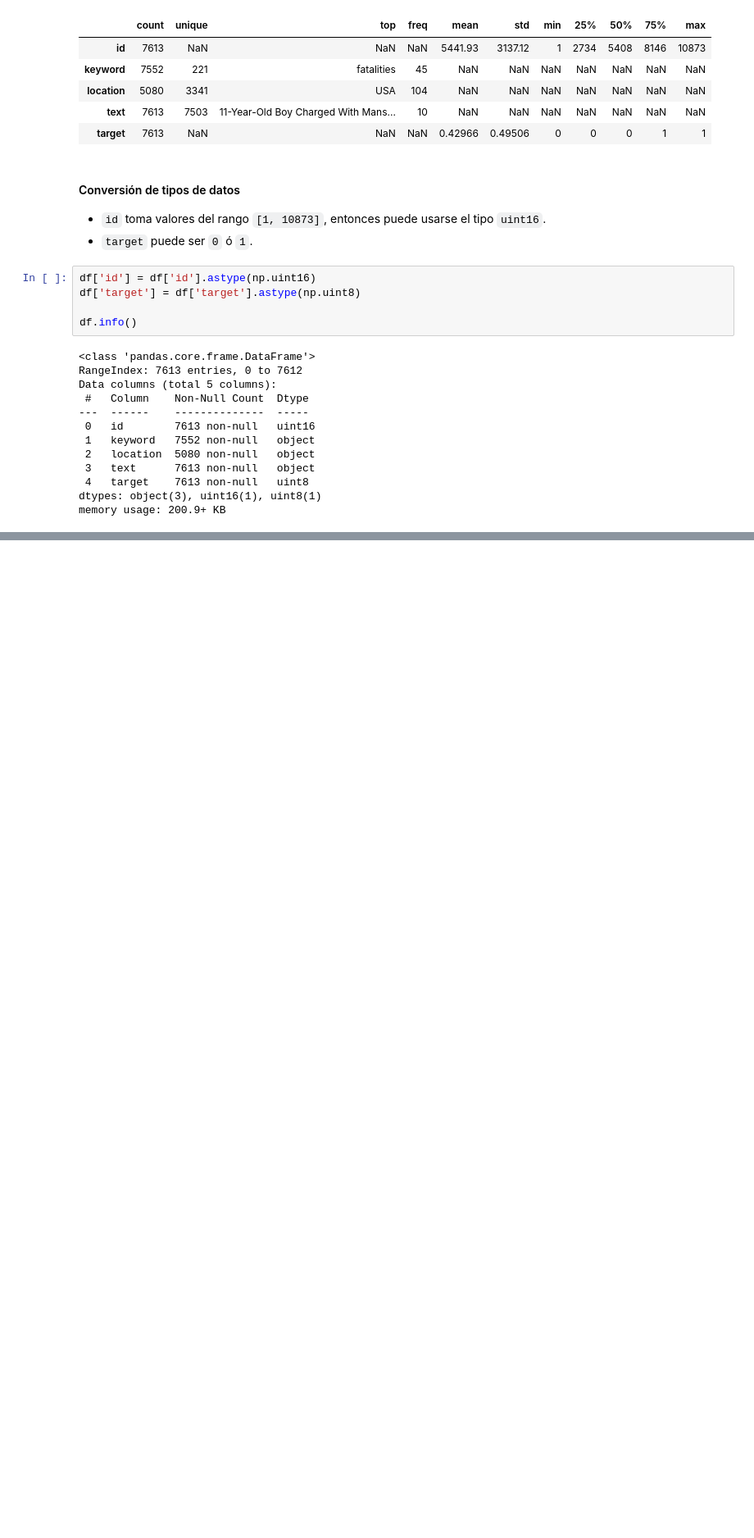
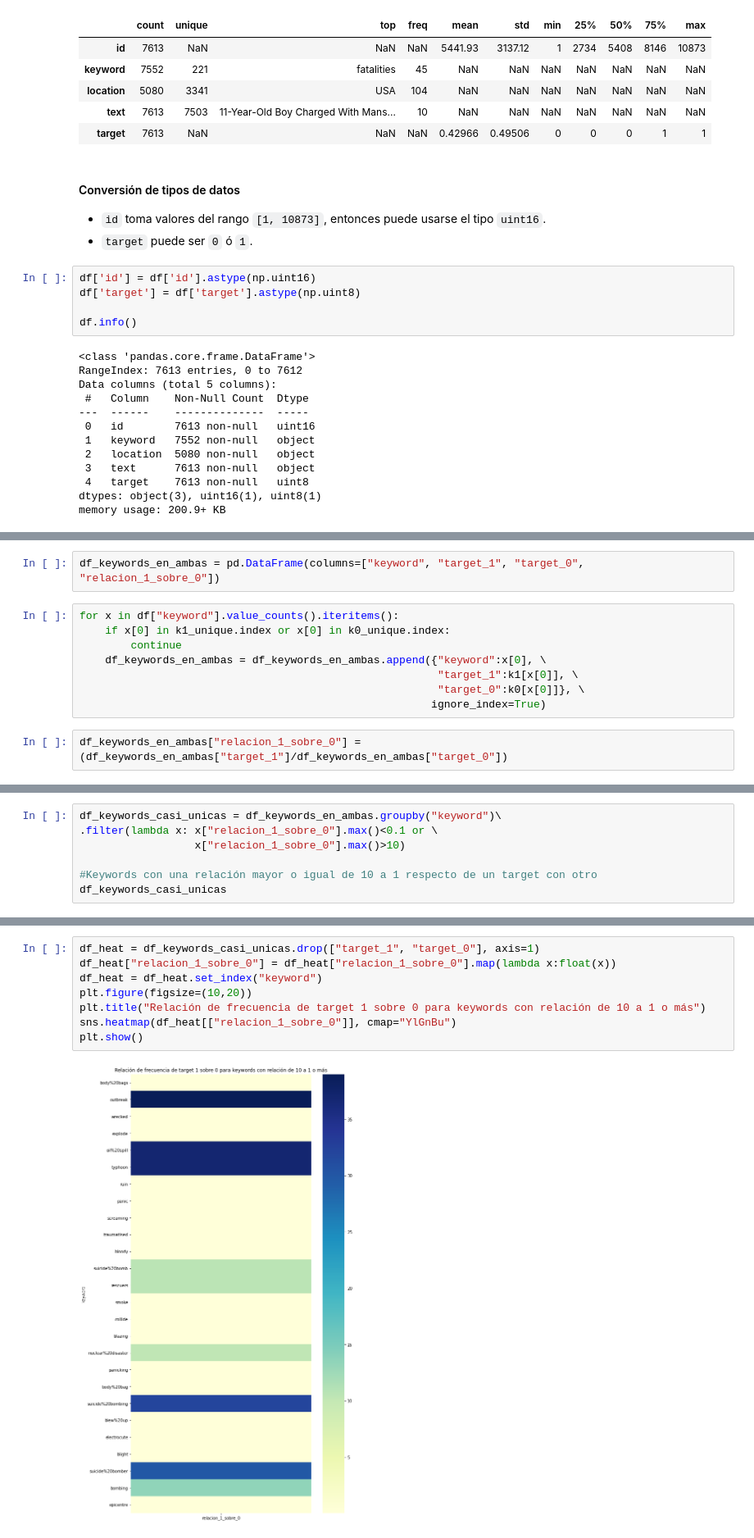
Before and after one commit to ffelfis/Orga_Datos_TPs, a Jupyter notebook: TP1/tweets.ipynb, the cells around one changed output, grey strips where cells are left out. Shown at 82% size. Cells and saved outputs as stored; diff of their text form; blank space fills up the shorter version.

```diff
--- a/TP1/tweets.ipynb
+++ b/TP1/tweets.ipynb
@@ -69,0 +188,12 @@ memory usage: 200.9+ KB
+# %%
+df_keywords_en_ambas = pd.DataFrame(columns=["keyword", "target_1", "target_0", "relacion_1_sobre_0"])
+# %%
+for x in df["keyword"].value_counts().iteritems():
+    if x[0] in k1_unique.index or x[0] in k0_unique.index:
+        continue
+    df_keywords_en_ambas = df_keywords_en_ambas.append({"keyword":x[0], \
+                                                        "target_1":k1[x[0]], \
+                                                        "target_0":k0[x[0]]}, \
+                                                       ignore_index=True)
+# %%
+df_keywords_en_ambas["relacion_1_sobre_0"] = (df_keywords_en_ambas["target_1"]/df_keywords_en_ambas["target_0"])
@@ -69,0 +217,7 @@ memory usage: 200.9+ KB
+# %%
+df_keywords_casi_unicas = df_keywords_en_ambas.groupby("keyword")\
+.filter(lambda x: x["relacion_1_sobre_0"].max()<0.1 or \
+                  x["relacion_1_sobre_0"].max()>10)
+
+#Keywords con una relación mayor o igual de 10 a 1 respecto de un target con otro
+df_keywords_casi_unicas
@@ -69,0 +242,10 @@ memory usage: 200.9+ KB
+# %%
+df_heat = df_keywords_casi_unicas.drop(["target_1", "target_0"], axis=1)
+df_heat["relacion_1_sobre_0"] = df_heat["relacion_1_sobre_0"].map(lambda x:float(x))
+df_heat = df_heat.set_index("keyword")
+plt.figure(figsize=(10,20))
+plt.title("Relación de frecuencia de target 1 sobre 0 para keywords con relación de 10 a 1 o más")
+sns.heatmap(df_heat[["relacion_1_sobre_0"]], cmap="YlGnBu")
+plt.show()
+# %% [output]
+[figure, added]
```
Also changed, not shown: parts of 22 cells of this notebook, 1 other file.
